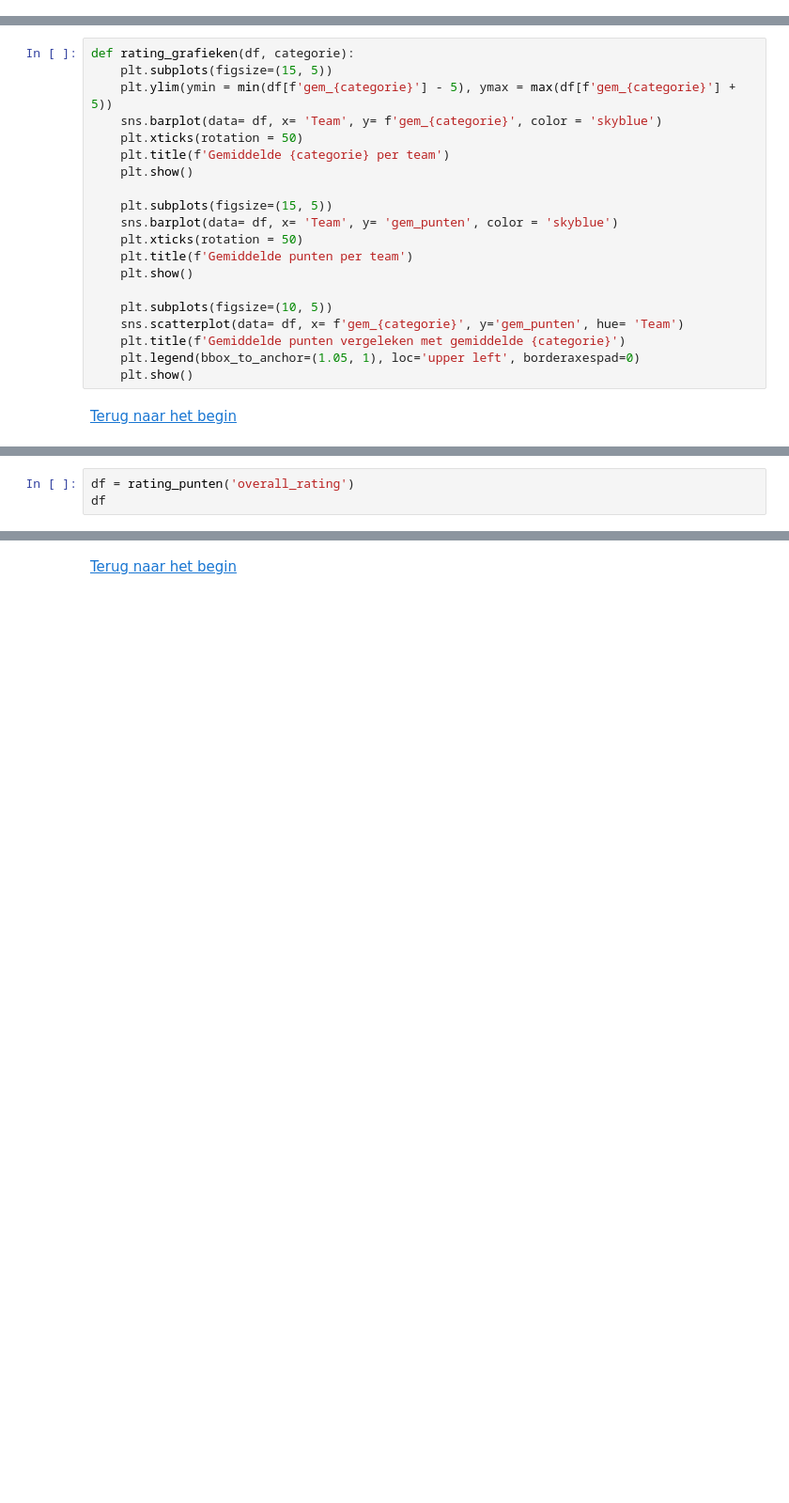
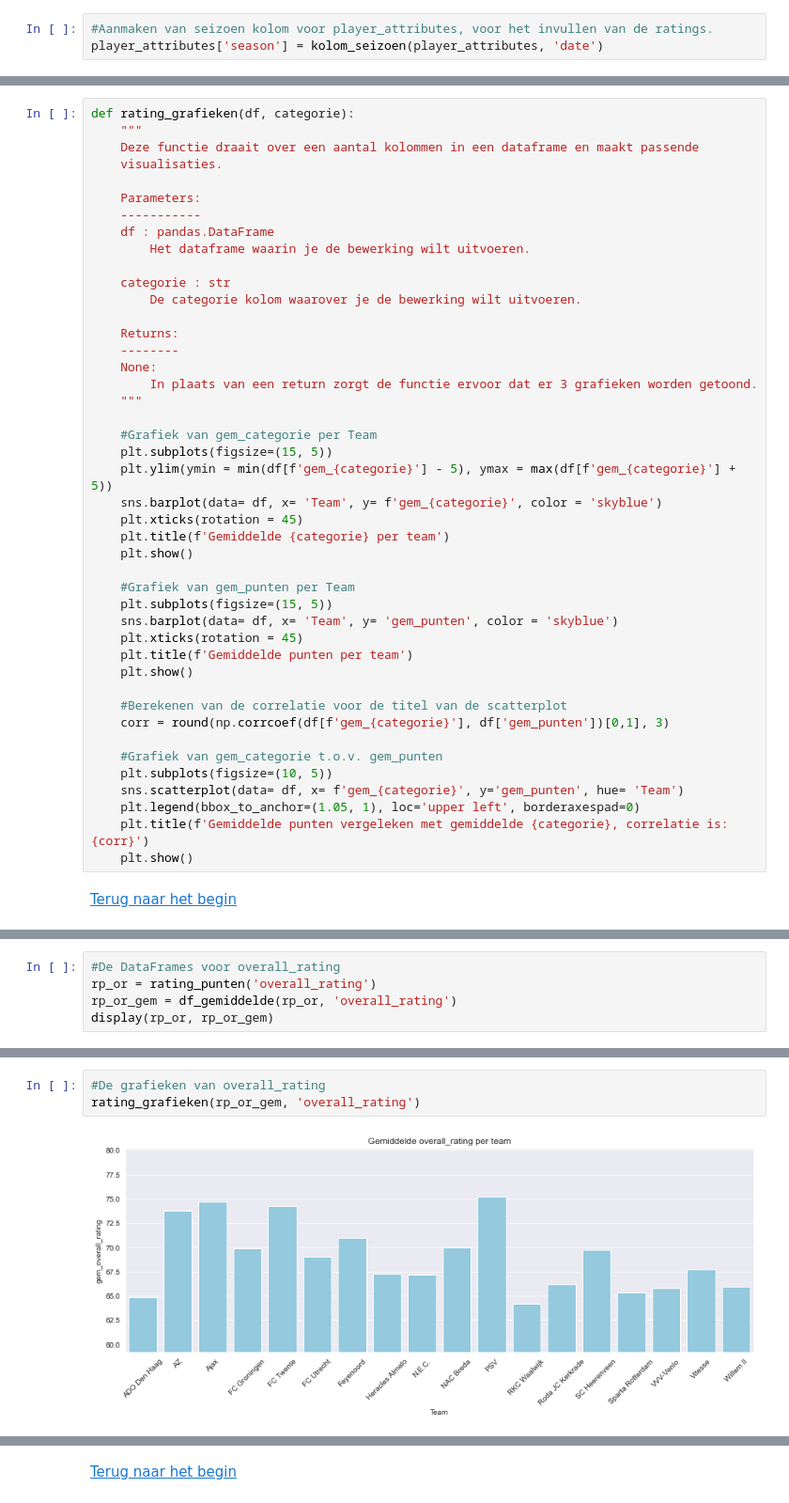
Before and after one commit to BJHeemskerk/DataLab2_2023, a Jupyter notebook: DataLab2_Groep_3B.ipynb, the cells around one changed output, grey strips where cells are left out. Shown at 94% size. Saved outputs shown, nothing was run; the diff lists cells and outputs as text; blank space fills up the shorter version.

```diff
--- a/DataLab2_Groep_3B.ipynb
+++ b/DataLab2_Groep_3B.ipynb
@@ -1122,3 +1146,6 @@ display(rp)
 | 25977 | 25978 | 24558 | 24558 | 2015/2016 | 9 | 2015-09-22 00:00:00 | 1992094 | Lugano | 7896 | ... |
 | 25978 | 25979 | 24558 | 24558 | 2015/2016 | 9 | 2015-09-23 00:00:00 | 1992095 | BSC Young Boys | 10192 | ... |
 25979 rows × 35 columns
+# %%
+#Aanmaken van seizoen kolom voor player_attributes, voor het invullen van de ratings.
+player_attributes['season'] = kolom_seizoen(player_attributes, 'date')
@@ -1232,22 +1269,46 @@ def df_gemiddelde(df, categorie, seizoen = '2009/2010', league = 13274):
 # %%
 def rating_grafieken(df, categorie):
+    """
+    Deze functie draait over een aantal kolommen in een dataframe en maakt passende
+    visualisaties.
+
+    Parameters:
+    -----------
+    df : pandas.DataFrame
+        Het dataframe waarin je de bewerking wilt uitvoeren.
+
+    categorie : str
+        De categorie kolom waarover je de bewerking wilt uitvoeren.
+
+    Returns:
+    --------
+    None:
+        In plaats van een return zorgt de functie ervoor dat er 3 grafieken worden getoond.
+    """
+
+    #Grafiek van gem_categorie per Team
     plt.subplots(figsize=(15, 5))
     plt.ylim(ymin = min(df[f'gem_{categorie}'] - 5), ymax = max(df[f'gem_{categorie}'] + 5))
     sns.barplot(data= df, x= 'Team', y= f'gem_{categorie}', color = 'skyblue')
-    plt.xticks(rotation = 50)
+    plt.xticks(rotation = 45)
     plt.title(f'Gemiddelde {categorie} per team')
     plt.show()
 
+    #Grafiek van gem_punten per Team
     plt.subplots(figsize=(15, 5))
     sns.barplot(data= df, x= 'Team', y= 'gem_punten', color = 'skyblue')
-    plt.xticks(rotation = 50)
+    plt.xticks(rotation = 45)
     plt.title(f'Gemiddelde punten per team')
     plt.show()
 
+    #Berekenen van de correlatie voor de titel van de scatterplot
+    corr = round(np.corrcoef(df[f'gem_{categorie}'], df['gem_punten'])[0,1], 3)
+
+    #Grafiek van gem_categorie t.o.v. gem_punten
     plt.subplots(figsize=(10, 5))
     sns.scatterplot(data= df, x= f'gem_{categorie}', y='gem_punten', hue= 'Team')
-    plt.title(f'Gemiddelde punten vergeleken met gemiddelde {categorie}')
     plt.legend(bbox_to_anchor=(1.05, 1), loc='upper left', borderaxespad=0)
+    plt.title(f'Gemiddelde punten vergeleken met gemiddelde {categorie}, correlatie is: {corr}')
     plt.show()
 # %% [markdown]
 [Terug naar het begin](#begin)
@@ -1258,4 +1319,6 @@ lxftghjnbfdgbngidzrtfbglszdrgbl
 # %%
-df = rating_punten('overall_rating')
-df
+#De DataFrames voor overall_rating
+rp_or = rating_punten('overall_rating')
+rp_or_gem = df_gemiddelde(rp_or, 'overall_rating')
+display(rp_or, rp_or_gem)
 # %% [output]
@@ -1262,0 +1355,5 @@ KeyError: 'season'
+# %%
+#De grafieken van overall_rating
+rating_grafieken(rp_or_gem, 'overall_rating')
+# %% [output]
+[figure, added]
```
Also changed, not shown: parts of 24 cells of this notebook.
